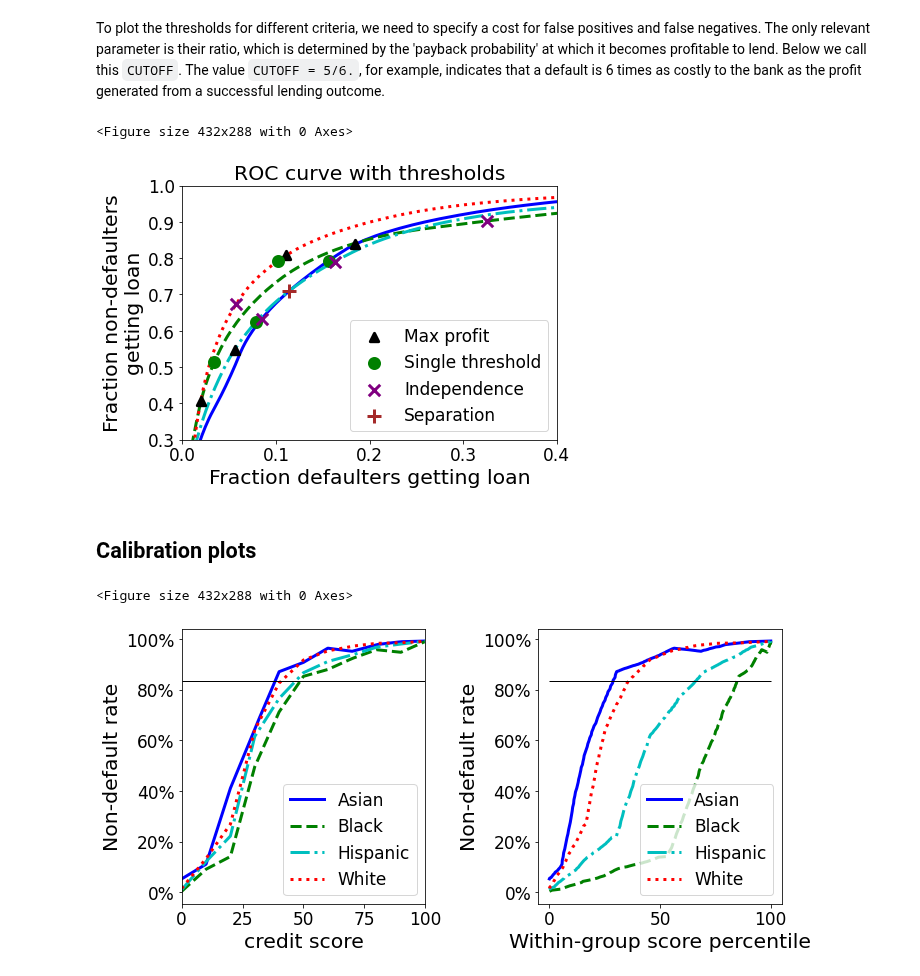
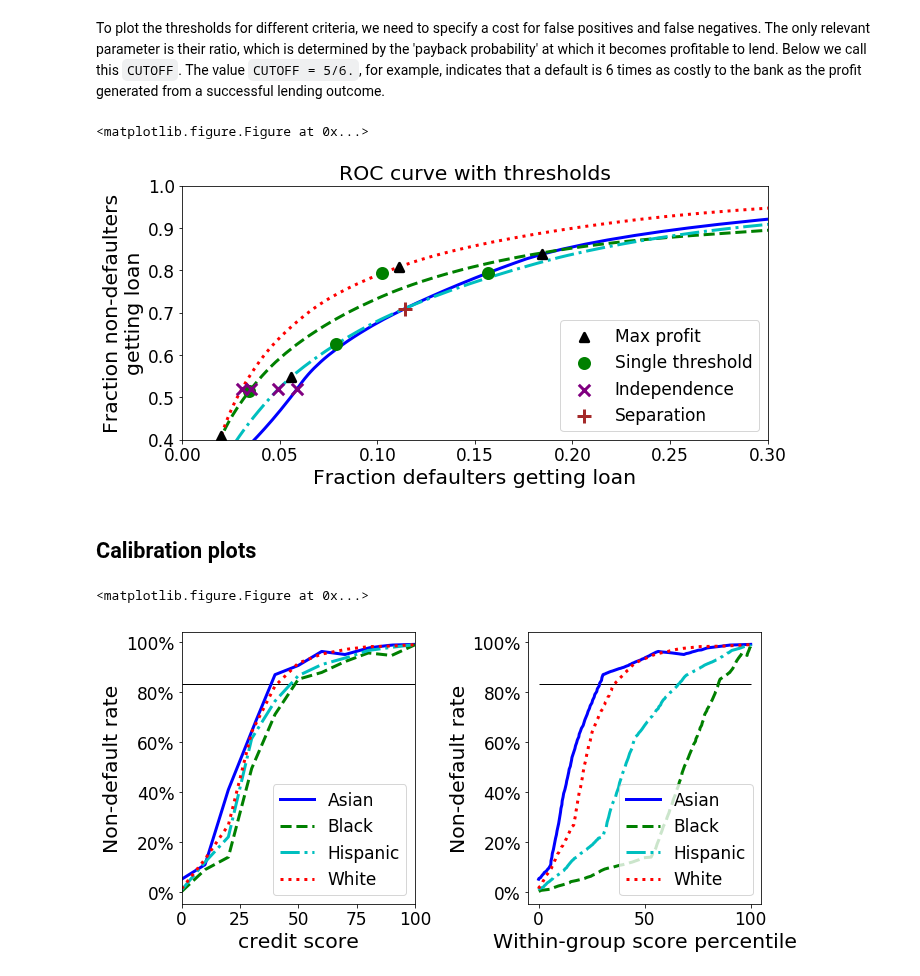
Before and after one commit to fairmlbook/fairmlbook.github.io, a Jupyter notebook: code/creditscore/creditscore.ipynb, the cells around one changed output. Saved outputs shown, nothing was run; the diff lists cells and outputs as text; code cells hidden in the pictures.

```diff
--- a/code/creditscore/creditscore.ipynb
+++ b/code/creditscore/creditscore.ipynb
@@ -69,8 +69,7 @@ titlekws = dict(y=1.03)
 
 def index_and_interpolate(series, x):
     loc = series.index.get_loc(x, 'ffill')
-    return (series[series.index[loc+1]] * (x - series.index[loc])
-            + series[series.index[loc]] * (series.index[loc+1]-x)) * 1. / (series.index[loc+1] - series.index[loc])
+    return (series[series.index[loc+1]] * (x - series.index[loc]) + series[series.index[loc]] * (series.index[loc+1]-x)) * 1. / (series.index[loc+1] - series.index[loc])
 
 def find_x_for_y(xs, ys, y):
     xs = np.array(xs)
@@ -106,7 +105,7 @@ class CriteriaPlotter(object):
     def falsepos_text(self):
         return "Fraction %(fail_people)s getting %(classifier_outcome)s" % self.labels
 
-    def plot_curves(self, cutoff_sets=[], regular_labels=True, xlim=[0., 0.4], ylim=[0.4,1], ylabel=True):
+    def plot_curves(self, cutoff_sets=[], regular_labels=True, xlim=[0., 0.4], ylim=[0.4,1]):
         """Draws the (frac non-defaulters getting loan, frac defaulters getting loan) curve."""
         good, bad = self.data.compute_curves()
         for group in self.columns:
@@ -124,8 +123,7 @@ class CriteriaPlotter(object):
             elif ctype == 'xy':
                 pylab.scatter(val[0], val[1], **kws)
         pylab.legend(loc=0)
-        if ylabel:
-            pylab.ylabel(self.truepos_text)
+        pylab.ylabel(self.truepos_text)
         pylab.xlabel(self.falsepos_text)
 
     def plot_roc_curves(self, kwargs):
@@ -139,22 +137,21 @@ class CriteriaPlotter(object):
         pylab.title('ROC curve of credit score')
         pylab.tight_layout()
         pylab.savefig(FIGURE_DIR + ('credit_roc_curve_%s_%s.svg' % (xlim, ylim)).replace(' ', ''))
-        pylab.savefig(FIGURE_DIR + ('credit_roc_curve_%s_%s.pdf' % (xlim, ylim)).replace(' ', ''))
         pylab.show()
 
     def plot_comparison(self, target_rate, kwargs):
-        """Draw ROC with optimal thresholds different criteria."""
+        """Draw thresholds for various different criteria."""
         xlim = kwargs.get('xlim')
         ylim = kwargs.get('ylim')
         s = kwargs.get('s', 1)
         pylab.clf()
-        pylab.figure(figsize=(7, 5))
+        pylab.figure(figsize=(10, 5))
         opt_point = self.data.two_sided_optimum(target_rate)
         self.plot_curves([('cutoffs', self.data.profit_cutoffs(target_rate),
                             dict(marker='^',label='Max profit', s=70*s)),
-                          ('cutoffs', self.data.fixed_cutoffs(target_rate, True),
+                           ('cutoffs', self.data.fixed_cutoffs(target_rate, True),
                             dict(label='Single threshold', marker='o', color='g',s=100)),
-                          ('cutoffs', self.data.demographic_cutoffs(target_rate, True),
+                          ('y', self.data.get_best_demographic(target_rate),
                             dict(marker='x',label='Independence', s=130*s, color='purple')),
                           ('xy', ([opt_point[1]], [opt_point[0]]),
                            dict(marker='+', label='Separation', s=180*s, color='brown', zorder=4, linewidth=3)),
@@ -164,7 +161,6 @@ class CriteriaPlotter(object):
         pylab.ylim(ylim)
         pylab.tight_layout()
         pylab.savefig(FIGURE_DIR + 'credit_roc_curve_with_thresholds.svg')
-        pylab.savefig(FIGURE_DIR + 'credit_roc_curve_with_thresholds.pdf')
         pylab.show()
 
     def plot_performance(self, raw=False, groups=None):
@@ -206,7 +202,6 @@ class CriteriaPlotter(object):
         pylab.hlines(target*100, 0, 100, linewidth=1, colors='k')
         pylab.tight_layout()
         pylab.savefig(FIGURE_DIR + 'credit_performance.svg')
-        pylab.savefig(FIGURE_DIR + 'credit_performance.pdf')
         pylab.show()
 
     def plot_cdf(self):
@@ -218,13 +213,12 @@ class CriteriaPlotter(object):
             counts = plotter.data.cdfs[group] * totals[group]
             pos_counts = counts.multiply(plotter.data.performance[group])
             pylab.plot(self.data.performance[group].index, self.data.cdfs[group], label=group)
-        pylab.title('Cumulative distribution by group')
+        pylab.title('Cumulative density')
         pylab.xlabel('Score')
-        pylab.ylabel('Cumulative proportion')
+        pylab.ylabel('Density')
         pylab.legend(loc=0)
         pylab.tight_layout()
         pylab.savefig(FIGURE_DIR + 'credit_cdf.svg')
-        pylab.savefig(FIGURE_DIR + 'credit_cdf.pdf')
         pylab.show()
 # %% [markdown]
 ## CDF of score distribution by group
@@ -277,14 +247,14 @@ To plot the thresholds for different criteria, we need to specify a cost for fal
 # %%
 CUTOFF = 5/6.
 # %%
-plotter.plot_comparison(CUTOFF, dict(xlim=(0, 0.4), ylim=(0.3, 1.0)))
+plotter.plot_comparison(CUTOFF, dict(xlim=(0, 0.3), ylim=(0.4, 1.0)))
 # %% [output]
-<Figure size 432x288 with 0 Axes>
+<matplotlib.figure.Figure at 0x...>
-[figure, old version]
+[figure, new version]
 # %% [markdown]
 ## Calibration plots
 # %%
 plotter.plot_pair(CUTOFF)
 # %% [output]
-<Figure size 432x288 with 0 Axes>
+<matplotlib.figure.Figure at 0x...>
-[figure, old version]
+[figure, new version]
```
Also changed, not shown: parts of 5 cells of this notebook, 34 other files.
